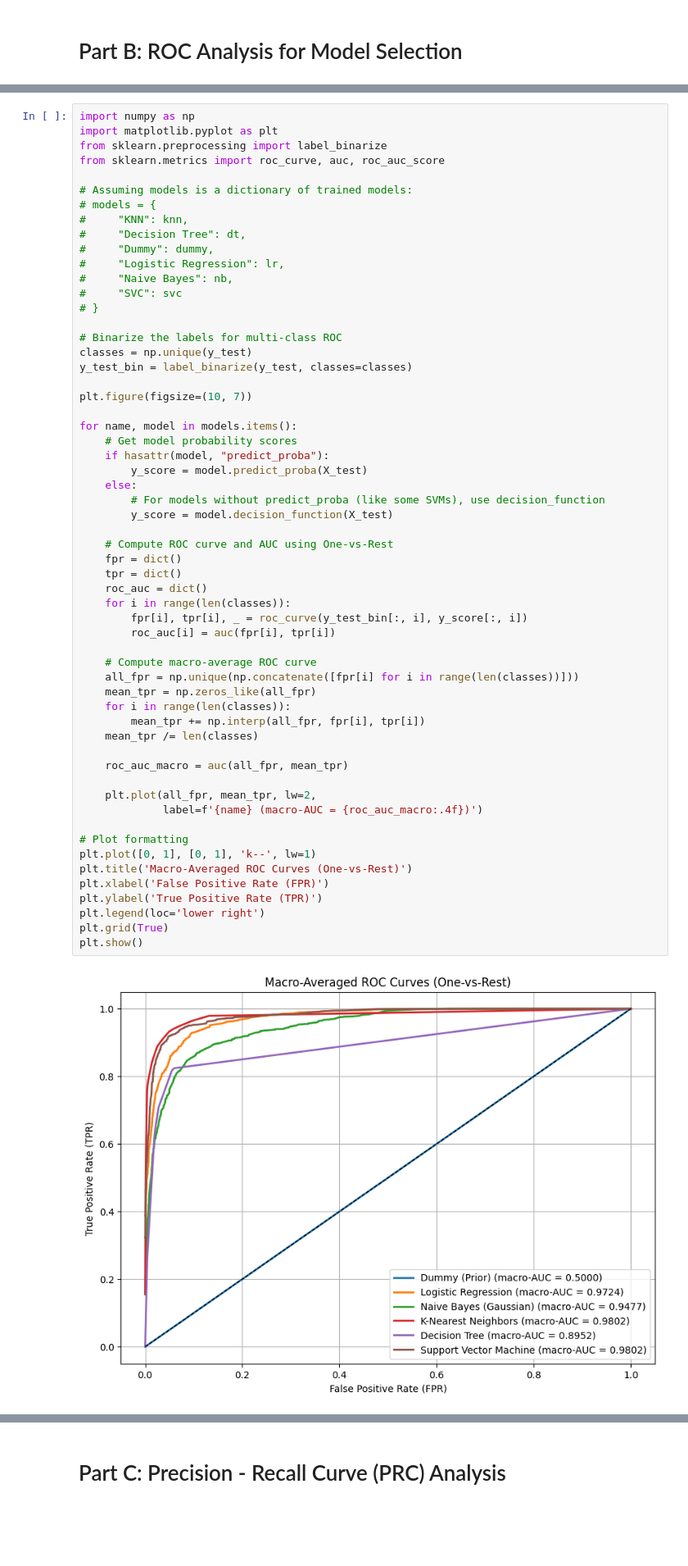
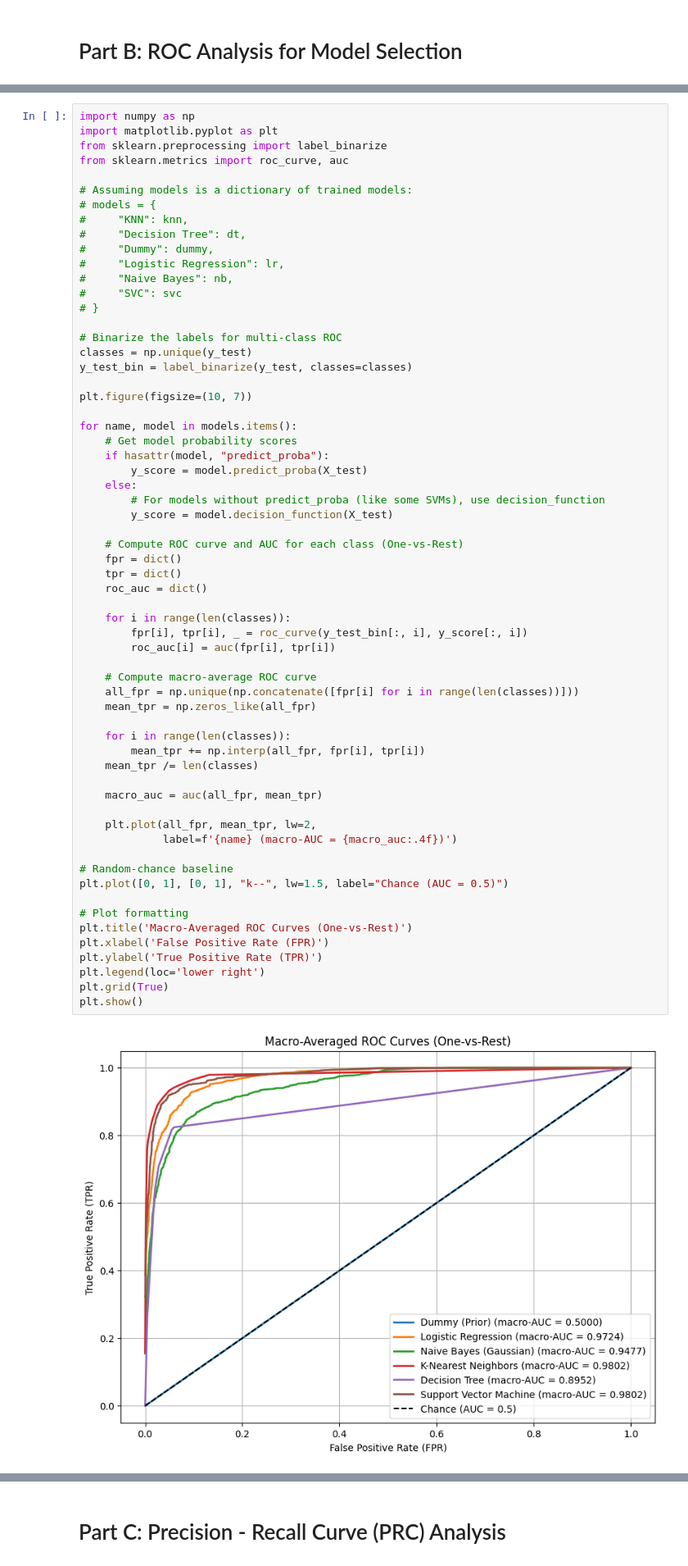
Before and after one commit to ion39/DA5401-Assignment-7, a Jupyter notebook: DA5401 A7.ipynb, the cells around one changed output, grey strips where cells are left out. Shown: that part at 82% size. Cells and saved outputs as stored; diff of their text form; blank space fills up the shorter version.

```diff
--- a/DA5401 A7.ipynb
+++ b/DA5401 A7.ipynb
@@ -279,7 +329,7 @@ The OvR approach decomposes a multi-class problem into multiple binary ones, all
 import numpy as np
 import matplotlib.pyplot as plt
 from sklearn.preprocessing import label_binarize
-from sklearn.metrics import roc_curve, auc, roc_auc_score
+from sklearn.metrics import roc_curve, auc
 
 # Assuming models is a dictionary of trained models:
 # models = {
@@ -303,35 +353,39 @@ for name, model in models.items():
         y_score = model.predict_proba(X_test)
     else:
         # For models without predict_proba (like some SVMs), use decision_function
         y_score = model.decision_function(X_test)
 
-    # Compute ROC curve and AUC using One-vs-Rest
+    # Compute ROC curve and AUC for each class (One-vs-Rest)
     fpr = dict()
     tpr = dict()
     roc_auc = dict()
+
     for i in range(len(classes)):
         fpr[i], tpr[i], _ = roc_curve(y_test_bin[:, i], y_score[:, i])
         roc_auc[i] = auc(fpr[i], tpr[i])
 
     # Compute macro-average ROC curve
     all_fpr = np.unique(np.concatenate([fpr[i] for i in range(len(classes))]))
     mean_tpr = np.zeros_like(all_fpr)
+
     for i in range(len(classes)):
         mean_tpr += np.interp(all_fpr, fpr[i], tpr[i])
     mean_tpr /= len(classes)
 
-    roc_auc_macro = auc(all_fpr, mean_tpr)
+    macro_auc = auc(all_fpr, mean_tpr)
 
     plt.plot(all_fpr, mean_tpr, lw=2,
-             label=f'{name} (macro-AUC = {roc_auc_macro:.4f})')
+             label=f'{name} (macro-AUC = {macro_auc:.4f})')
+
+# Random-chance baseline
+plt.plot([0, 1], [0, 1], "k--", lw=1.5, label="Chance (AUC = 0.5)")
 
 # Plot formatting
-plt.plot([0, 1], [0, 1], 'k--', lw=1)
 plt.title('Macro-Averaged ROC Curves (One-vs-Rest)')
 plt.xlabel('False Positive Rate (FPR)')
 plt.ylabel('True Positive Rate (TPR)')
 plt.legend(loc='lower right')
 plt.grid(True)
 plt.show()
 # %% [output]
-[figure, old version]
+[figure, new version]
```
Also changed, not shown: parts of 34 cells of this notebook, 1 other file.
